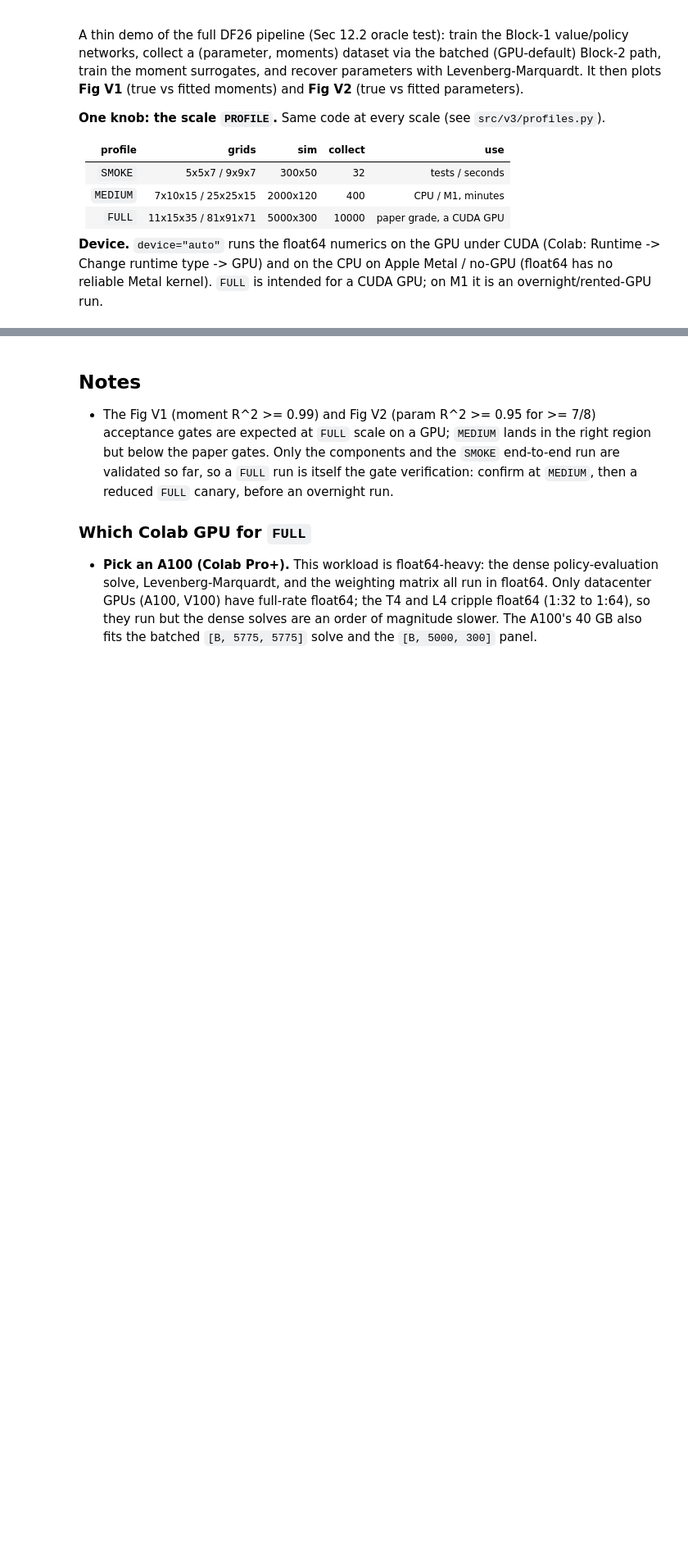
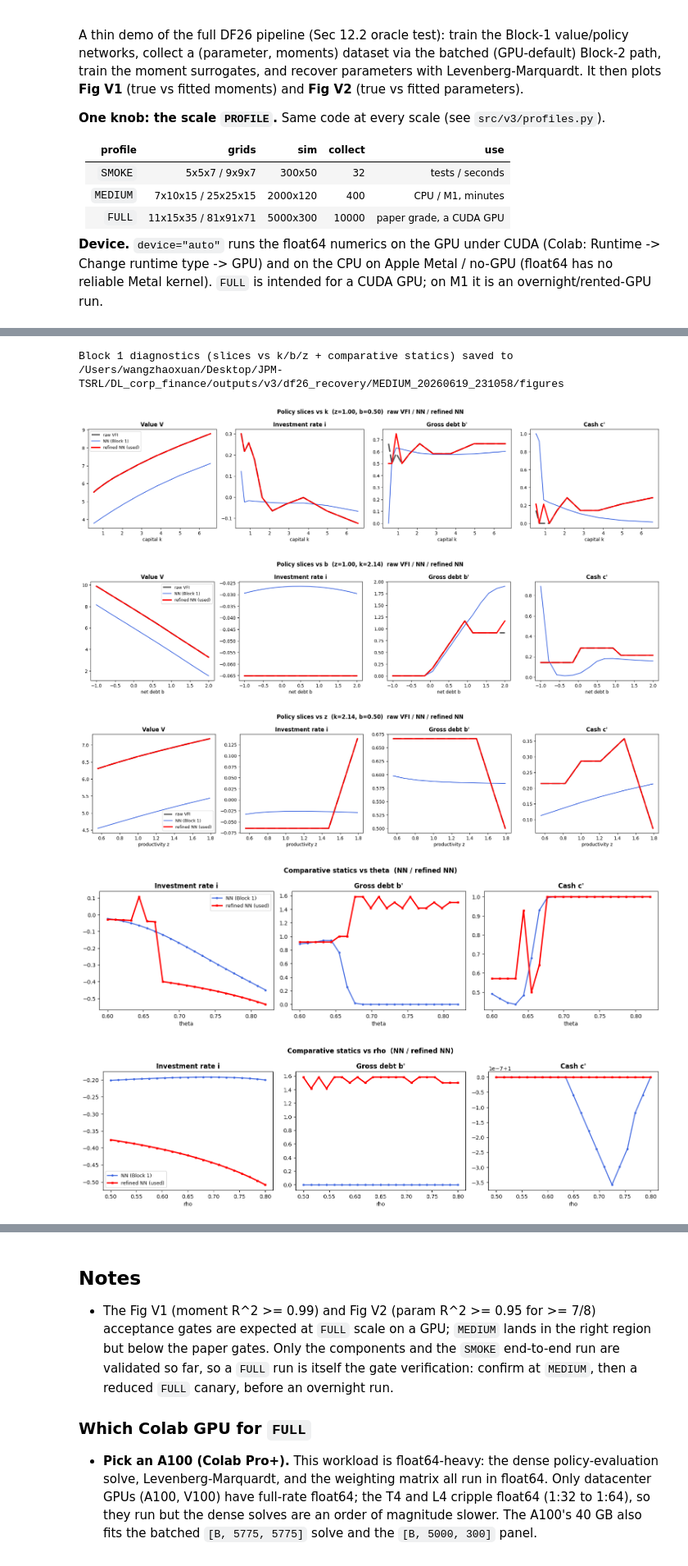
Before and after one commit to zhaoxuanwang/deep-learning-corp-finance, a Jupyter notebook: docs/v3/03_recovery_colab.ipynb, the cells around one changed output, grey strips where cells are left out. Shown at 82% size. Drawn from its saved outputs; the diff is of its cells as text; code cells hidden in the pictures; blank space fills up the shorter version.

```diff
--- a/docs/v3/03_recovery_colab.ipynb
+++ b/docs/v3/03_recovery_colab.ipynb
@@ -46,0 +58,19 @@ out = train_and_recover(profile=PROFILE, device="auto", verbose=True)
+# %%
+import numpy as np
+from src.v3.run import train_and_recover
+from src.v3.validation import figures
+
+PROFILE = "MEDIUM"   # "SMOKE" | "MEDIUM" | "FULL"
+
+# Where every output is saved (figures, R^2 tables, arrays, network + surrogate checkpoints),
+# so an expensive run never has to be repeated just to recover its outputs. On Colab, point
+# this at Google Drive so it survives the runtime being recycled.
+if IN_COLAB:
+    from google.colab import drive
+    drive.mount("/content/drive")
+    RESULTS_ROOT = "/content/drive/MyDrive/df26_v3_outputs"
+else:
+    RESULTS_ROOT = os.path.join(REPO_ROOT, "outputs", "v3")
+
+out = train_and_recover(profile=PROFILE, device="auto", results_root=RESULTS_ROOT, verbose=True)
+print("artifacts saved to:", out["run_dir"])
@@ -55,0 +132,32 @@ figures.plot_recovery_params(out)    # Fig V2: true vs fitted parameters
+# %%
+# Block 1 diagnostics from the trained network (latest Block 1 output): complete policy slices
+# vs k, b, z, and comparative statics per parameter. Saved next to the recovery artifacts.
+# Note: at FULL this adds one VFI solve + a batched refine per parameter; lower n_points to trim cost.
+import os
+from src.v3 import config as cfg
+from src.v3.solver import refine as _refine
+from src.v3.validation import vfi as _vfi, evaluate as _ev, policy_slices, comparative
+
+bundle, GRID = out["bundle"], out["grid"]
+EXT, BOUNDS, PARAMS = cfg.ExternalParams(), cfg.ParamBounds.table_a1(), cfg.REFERENCE_ESTIMATES
+fig_dir = os.path.join(out["run_dir"], "figures")
+
+vfi_sol = _vfi.solve_vfi(PARAMS, EXT, GRID, mode="howard", tol=1e-8, max_sweeps=200)
+refined = _refine.refine(bundle, PARAMS, EXT, GRID, BOUNDS, n_rounds=6)
+net = _ev.network_on_grid(bundle, PARAMS, EXT, GRID, BOUNDS)
+
+for ax in ("k", "b", "z"):   # raw VFI (thick dash) / NN (blue) / refined NN (bold red, used)
+    figures.plot_policy_slices(policy_slices.slices(vfi_sol, net, refined, axis=ax),
+                               savepath=os.path.join(fig_dir, f"fig_v3_slices_{ax}.png"))
+for pname in cfg.PARAM_NAMES:   # one 1x3 (i, b', c') per parameter, NN + refined NN
+    figures.plot_comparative_statics(
+        comparative.comparative_statics(bundle, pname, BOUNDS, EXT, GRID, n_points=21),
+        savepath=os.path.join(fig_dir, f"fig_comparative_{pname}.png"))
+print("Block 1 diagnostics (slices vs k/b/z + comparative statics) saved to", fig_dir)
+# %% [output]
+Block 1 diagnostics (slices vs k/b/z + comparative statics) saved to /Users/wangzhaoxuan/Desktop/JPM-TSRL/DL_corp_finance/outputs/v3/df26_recovery/MEDIUM_20260619_231058/figures
+[figure, added]
+[figure, added]
+[figure, added]
+[figure, added]
+[figure, added]
```
Also changed, not shown: parts of 10 cells of this notebook, 12 other files.
